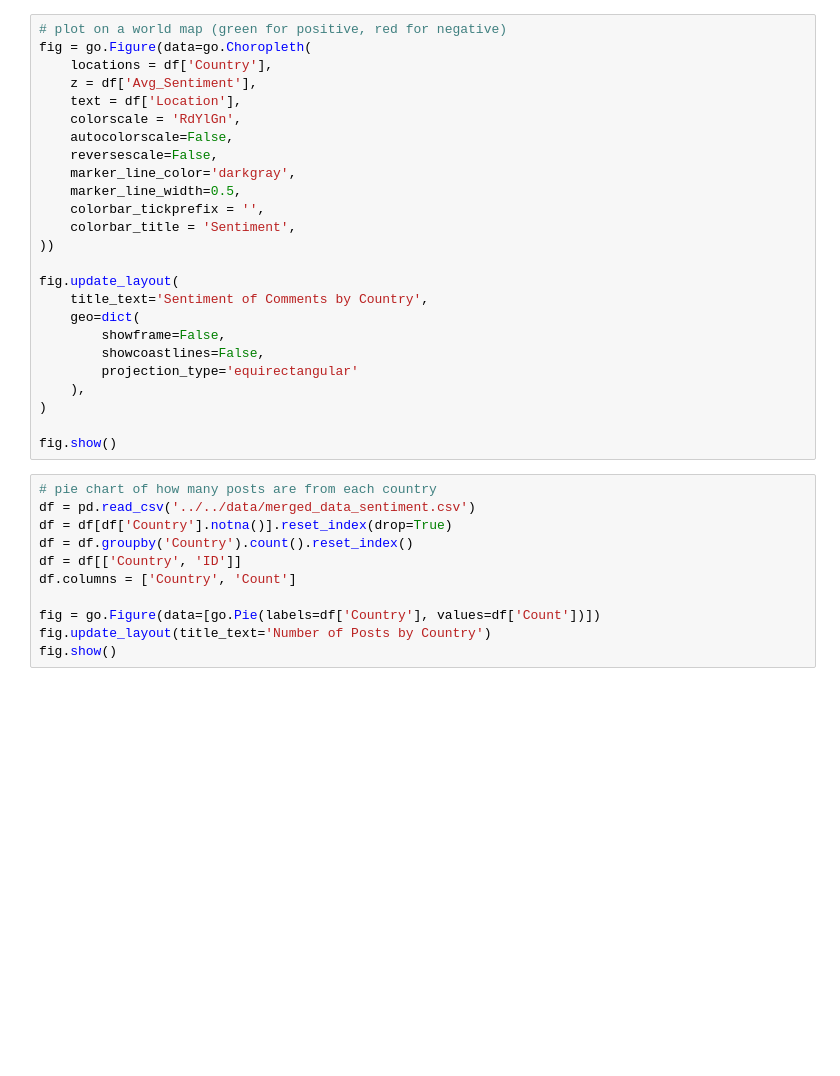
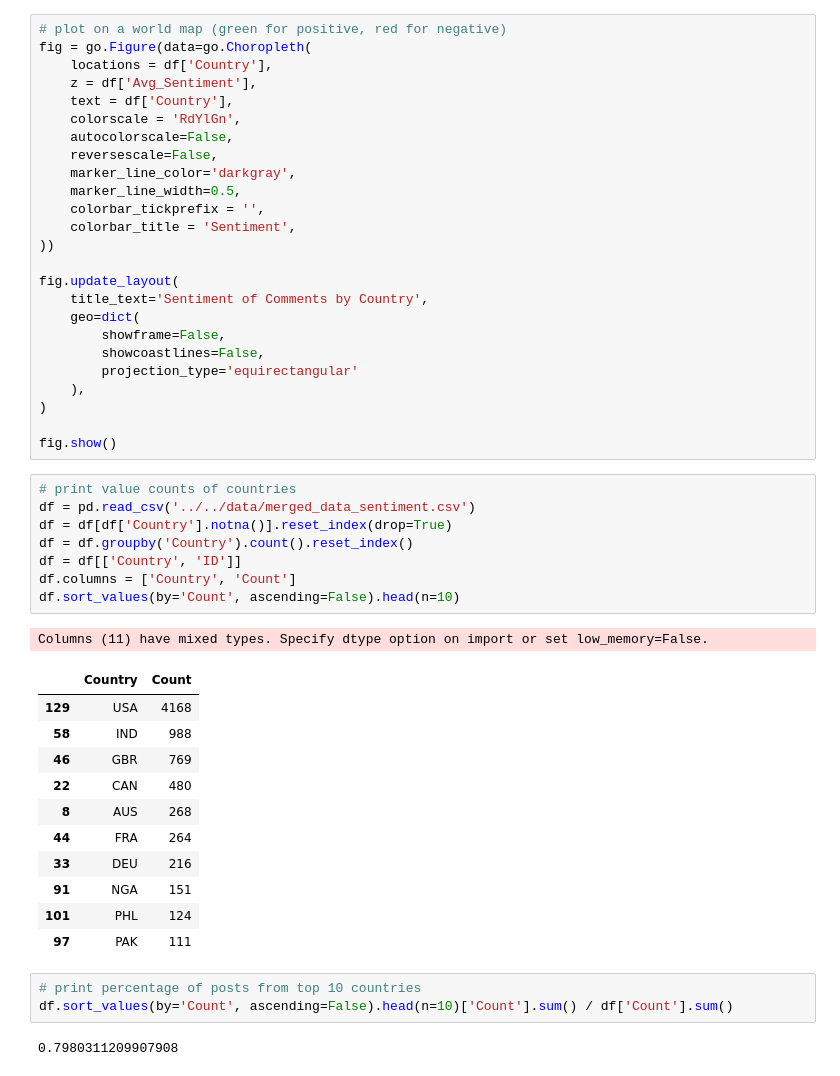
Before and after one commit to lucyfarnik/ai-sentiment-analysis, a Jupyter notebook: src/visualization/geographical.ipynb, the cells around one changed output. Cells and saved outputs as stored; diff of their text form; blank space fills up the shorter version.

```diff
--- a/src/visualization/geographical.ipynb
+++ b/src/visualization/geographical.ipynb
@@ -33,7 +39,7 @@ df = df.groupby('Country').mean().reset_index()
 fig = go.Figure(data=go.Choropleth(
     locations = df['Country'],
     z = df['Avg_Sentiment'],
-    text = df['Location'],
+    text = df['Country'],
     colorscale = 'RdYlGn',
     autocolorscale=False,
     reversescale=False,
@@ -54,13 +60,28 @@ fig.update_layout(
 
 fig.show()
 # %%
-# pie chart of how many posts are from each country
+# print value counts of countries
 df = pd.read_csv('../../data/merged_data_sentiment.csv')
 df = df[df['Country'].notna()].reset_index(drop=True)
 df = df.groupby('Country').count().reset_index()
 df = df[['Country', 'ID']]
 df.columns = ['Country', 'Count']
-
-fig = go.Figure(data=[go.Pie(labels=df['Country'], values=df['Count'])])
-fig.update_layout(title_text='Number of Posts by Country')
-fig.show()
+df.sort_values(by='Count', ascending=False).head(n=10)
+# %% [output]
+Columns (11) have mixed types. Specify dtype option on import or set low_memory=False.
+|  | Country | Count |
+| 129 | USA | 4168 |
+| 58 | IND | 988 |
+| 46 | GBR | 769 |
+| 22 | CAN | 480 |
+| 8 | AUS | 268 |
+| 44 | FRA | 264 |
+| 33 | DEU | 216 |
+| 91 | NGA | 151 |
+| 101 | PHL | 124 |
+| 97 | PAK | 111 |
+# %%
+# print percentage of posts from top 10 countries
+df.sort_values(by='Count', ascending=False).head(n=10)['Count'].sum() / df['Count'].sum()
+# %% [output]
+0.7980311209907908
```
Also changed, not shown: parts of 11 cells of this notebook, 7 other files.
